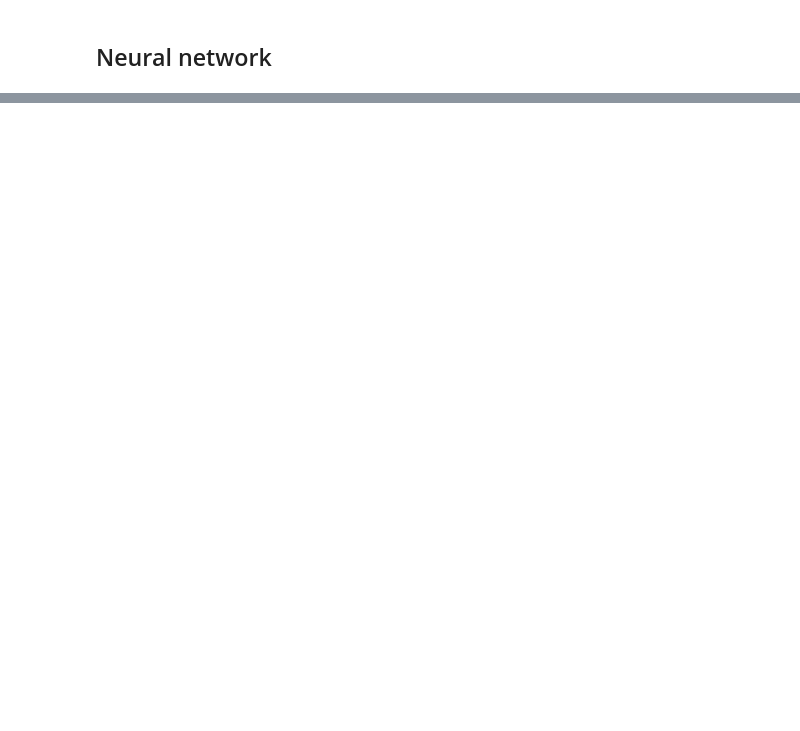
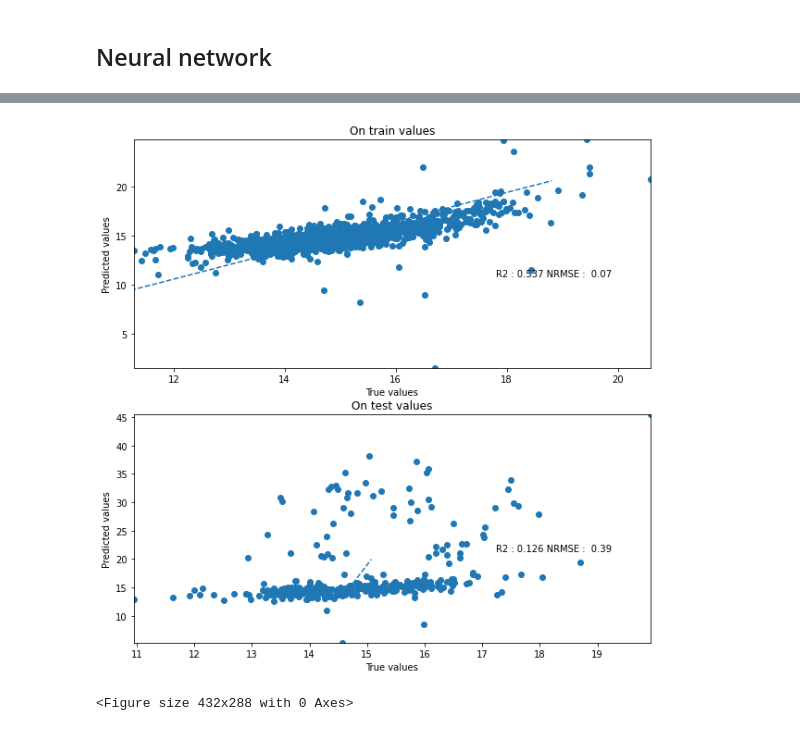
Before and after one commit to NicoJanko/Project_4_OPC, a Jupyter notebook: Projet_4_Energie.ipynb, the cells around one changed output, grey strips where cells are left out. Drawn from its saved outputs; the diff is of its cells as text; code cells hidden in the pictures; blank space fills up the shorter version.

```diff
--- a/Projet_4_Energie.ipynb
+++ b/Projet_4_Energie.ipynb
@@ -198,10 +198,12 @@ from tensorflow import keras
 from tensorflow.keras import layers
 # %%
 #test with a single perceptron
-model = keras.Sequential()
-model.add(keras.Input(shape = xtrain.shape[1]))
-model.add(layers.Dense(1,input_dim = 2, activation = 'linear'))
+model1 = keras.Sequential()
+model1.add(keras.Input(shape = xtrain.shape[1]))
+model1.add(layers.Dense(1,input_dim = 2, activation = 'linear'))
 
-model.compile(metrics = [tf.keras.metrics.RootMeanSquaredError()], loss = 'mean_absolute_percentage_error', optimizer = 'adam')
+model1.compile(metrics = [tf.keras.metrics.RootMeanSquaredError()], loss = 'mean_absolute_percentage_error', optimizer = 'adam')
 
-model.summary()
+model1.summary()
+
+history1 = model1.fit(xtrain, ytrain, epochs = 50, batch_size = 1, verbose = 1)
@@ -229,0 +228,3 @@ history2 = model2.fit(xtrain, ytrain, epochs = 50, batch_size = 2, verbose = 1)
+# %%
+true_pred_plot(ytrain, model1.predict(xtrain), ytest, model1.predict(xtest))
+# %% [output]
@@ -230 +233,3 @@ history2 = model2.fit(xtrain, ytrain, epochs = 50, batch_size = 2, verbose = 1)
+[figure, added]
+<Figure size 432x288 with 0 Axes>
 # %%
```
Also changed, not shown: parts of 22 cells of this notebook, 3 other files.
